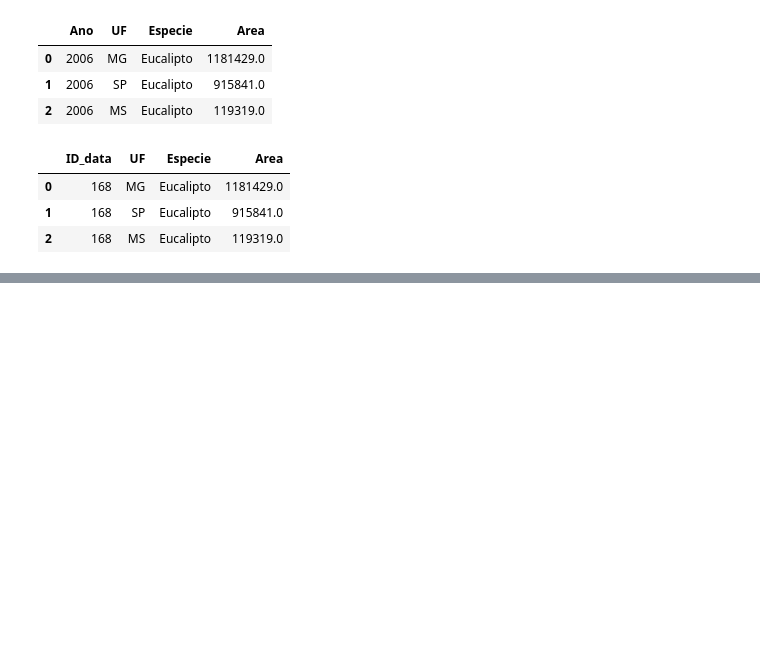
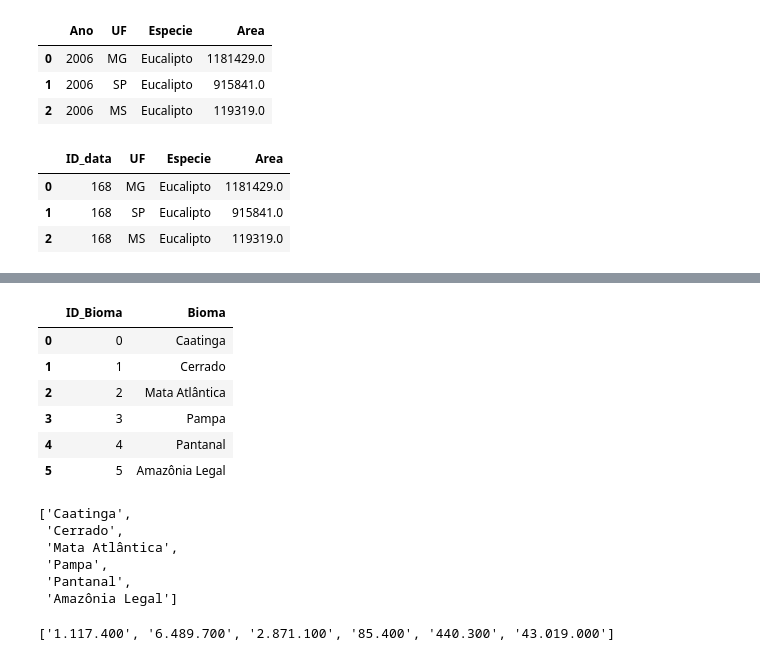
Before and after one commit to TiagoTozo/TP2-IBD, a Jupyter notebook: modifica_CSVs.ipynb, the cells around one changed output, grey strips where cells are left out. Cells and saved outputs as stored; diff of their text form; code cells hidden in the pictures; blank space fills up the shorter version.

```diff
--- a/modifica_CSVs.ipynb
+++ b/modifica_CSVs.ipynb
@@ -318,0 +343,32 @@ file_flo.close()
+# %%
+biomas_df
+# %% [output]
+|  | ID_Bioma | Bioma |
+| 0 | 0 | Caatinga |
+| 1 | 1 | Cerrado |
+| 2 | 2 | Mata Atlântica |
+| 3 | 3 | Pampa |
+| 4 | 4 | Pantanal |
+| 5 | 5 | Amazônia Legal |
+# %%
+list_biomas = biomas_df['Bioma'].unique().tolist()
+list_biomas
+# %% [output]
+['Caatinga',
+ 'Cerrado',
+ 'Mata Atlântica',
+ 'Pampa',
+ 'Pantanal',
+ 'Amazônia Legal']
+# %%
+area_protecao_integral = []
+for i in range(len(f_bioma)):
+    bioma = biomas_df['Bioma'].iloc[i]
+    if bioma == 'Amazônia Legal':
+        bioma = 'Amazônia'
+    area = (f_bioma['Área de Proteção Integral (ha)'].where(f_bioma['Biomas'] == bioma).dropna(how = 'all')).tolist()
+    area = area[0]
+    area_protecao_integral.append(area)
+area_protecao_integral
+# %% [output]
+['1.117.400', '6.489.700', '2.871.100', '85.400', '440.300', '43.019.000']
```
Also changed, not shown: parts of 35 cells of this notebook.
